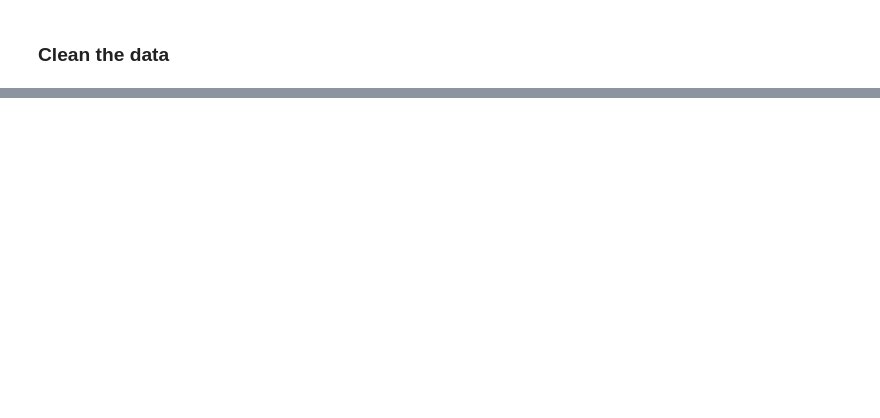
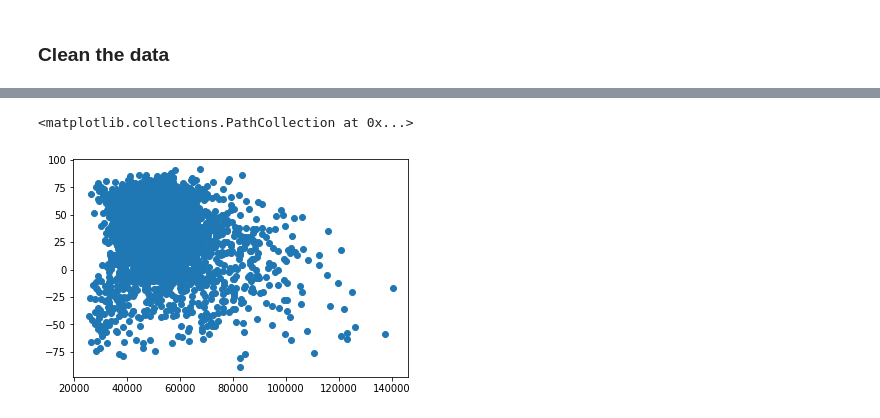
Before and after one commit to GiacomoPuccini/COGS-109-Project, a Jupyter notebook: COGS109_final.ipynb, the cells around one changed output, grey strips where cells are left out. Drawn from its saved outputs; the diff is of its cells as text; code cells hidden in the pictures; blank space fills up the shorter version.

```diff
--- a/COGS109_final.ipynb
+++ b/COGS109_final.ipynb
@@ -50,0 +43,26 @@ electionResults.rename(columns={'combined_fips' : 'FIPS'}, inplace=True)
+# %%
+### population ###
+
+population.drop(population.columns.difference(["STATE", "COUNTY", "YEAR", "AGEGRP", "TOT_POP"]), 1, inplace=True)
+
+#Extract total population including all age groups (encoded as 0) from the year 2016 (encoded as 9)
+population = population.loc[(population['YEAR'] == 9) & (population['AGEGRP'] == 0)]
+population['FIPS'] = population['STATE']*1000 + population['COUNTY']
+
+population.drop(population.columns[[0, 1, 2, 3]], 1, inplace=True)
+#print(population)
+#population = population.dropna()
+# %%
+### county area ###
+
+# Function that removes commas from a string
+def remComma(string):
+    return string.replace(',', '')
+
+countyAreas.drop(countyAreas.columns[[2, 3, 4, 5]], 1, inplace=True)
+countyAreas.columns.values[2] = "LandArea"
+countyAreas["LandArea"] = countyAreas["LandArea"].apply(remComma)
+countyAreas["LandArea"] = pd.to_numeric(countyAreas["LandArea"])
+countyAreas['FIPS'] = countyAreas['STATE FIPS']*1000 + countyAreas['COUNTY FIPS']
+countyAreas.drop(countyAreas.columns[[0, 1]], 1, inplace=True)
+#countyDensities.drop(countyDensities.columns[[0, 1]], axis=1, inplace=True)
@@ -92,0 +101,6 @@ electionResults.head()
+# %%
+## Merge Data
+
+allData = employment.merge(education, on='FIPS')
+allData = allData.merge(countyDensities, on='FIPS')
+allData = allData.merge(electionResults, on='FIPS')
@@ -92,0 +128,5 @@ electionResults.head()
+# %%
+plt.scatter(allData["Income"], allData["margin_R"])
+# %% [output]
+<matplotlib.collections.PathCollection at 0x...>
+[figure, added]
```
Also changed, not shown: parts of 14 cells of this notebook.
